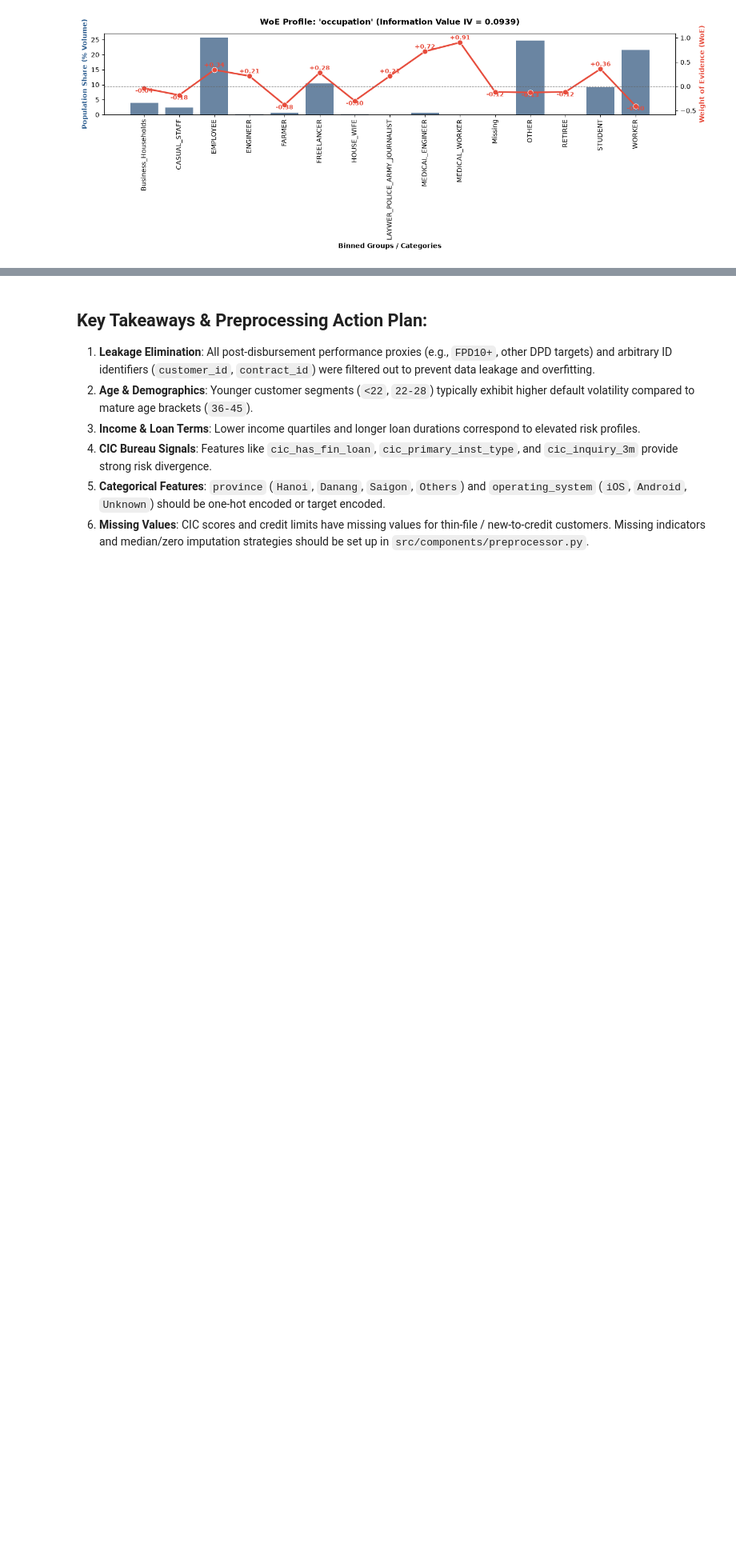
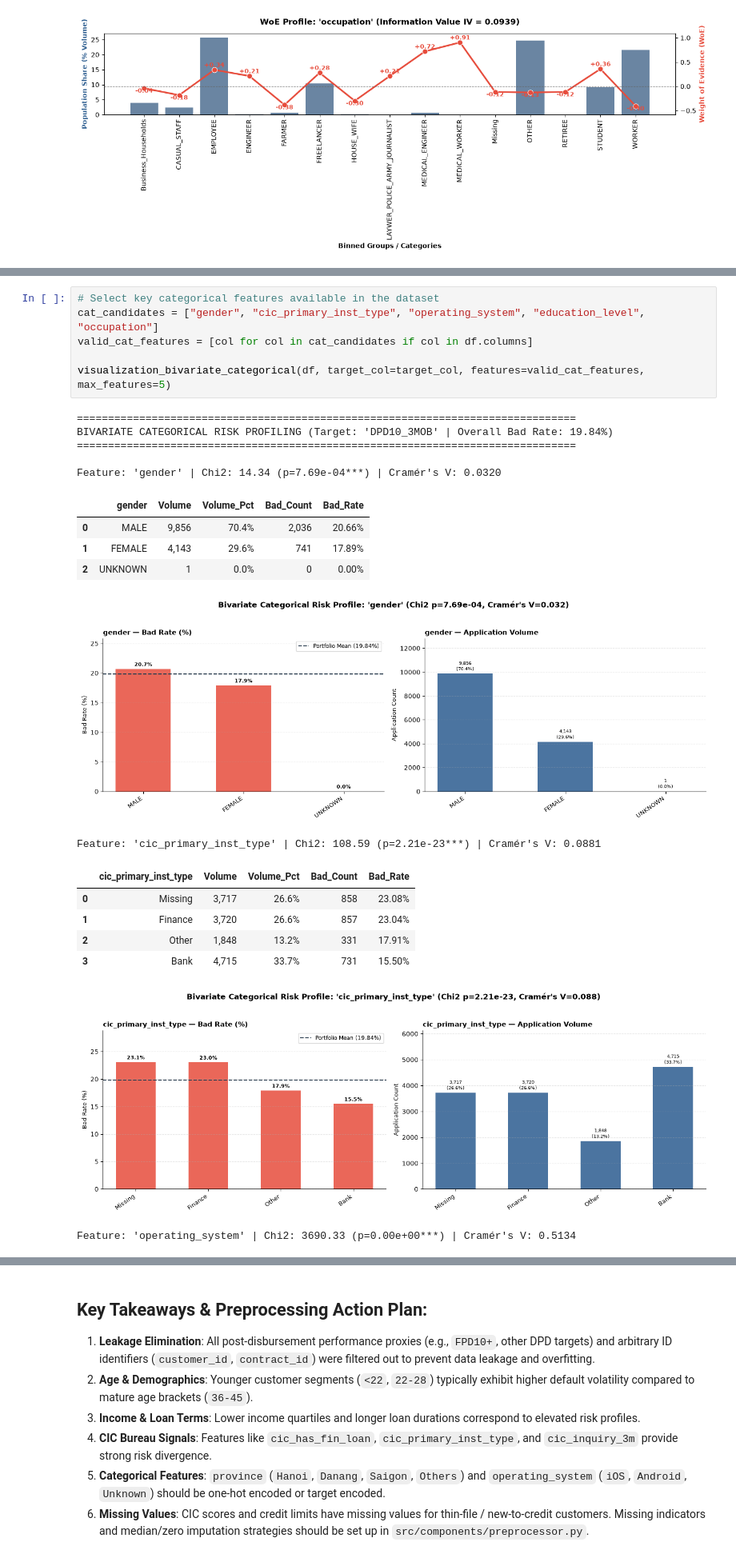
Before and after one commit to tiendo-pixel/credit-default-classifier, a Jupyter notebook: notebooks/01_eda_and_baseline.ipynb, the cells around one changed output, grey strips where cells are left out. Shown at 80% size. Cells and saved outputs as stored; diff of their text form; blank space fills up the shorter version.

Commit message:
feat(eda, modeling): enhance bivariate statistical testing and SHAP interpretability dashboard

```diff
--- a/notebooks/01_eda_and_baseline.ipynb
+++ b/notebooks/01_eda_and_baseline.ipynb
@@ -805,0 +1191,25 @@ Generating WoE Profile for Top Predictors: 'operating_system' and 'occupation'
+# %%
+# Select key categorical features available in the dataset
+cat_candidates = ["gender", "cic_primary_inst_type", "operating_system", "education_level", "occupation"]
+valid_cat_features = [col for col in cat_candidates if col in df.columns]
+
+visualization_bivariate_categorical(df, target_col=target_col, features=valid_cat_features, max_features=5)
+# %% [output]
+================================================================================
+BIVARIATE CATEGORICAL RISK PROFILING (Target: 'DPD10_3MOB' | Overall Bad Rate: 19.84%)
+================================================================================
+
+Feature: 'gender' | Chi2: 14.34 (p=7.69e-04***) | Cramér's V: 0.0320
+|  | gender | Volume | Volume_Pct | Bad_Count | Bad_Rate |
+| 0 | MALE | 9,856 | 70.4% | 2,036 | 20.66% |
+| 1 | FEMALE | 4,143 | 29.6% | 741 | 17.89% |
+| 2 | UNKNOWN | 1 | 0.0% | 0 | 0.00% |
+[figure, added]
+Feature: 'cic_primary_inst_type' | Chi2: 108.59 (p=2.21e-23***) | Cramér's V: 0.0881
+|  | cic_primary_inst_type | Volume | Volume_Pct | Bad_Count | Bad_Rate |
+| 0 | Missing | 3,717 | 26.6% | 858 | 23.08% |
+| 1 | Finance | 3,720 | 26.6% | 857 | 23.04% |
+| 2 | Other | 1,848 | 13.2% | 331 | 17.91% |
+| 3 | Bank | 4,715 | 33.7% | 731 | 15.50% |
+[figure, added]
+Feature: 'operating_system' | Chi2: 3690.33 (p=0.00e+00***) | Cramér's V: 0.5134
```
Also changed, not shown: parts of 4 cells of this notebook, 2 other files.
